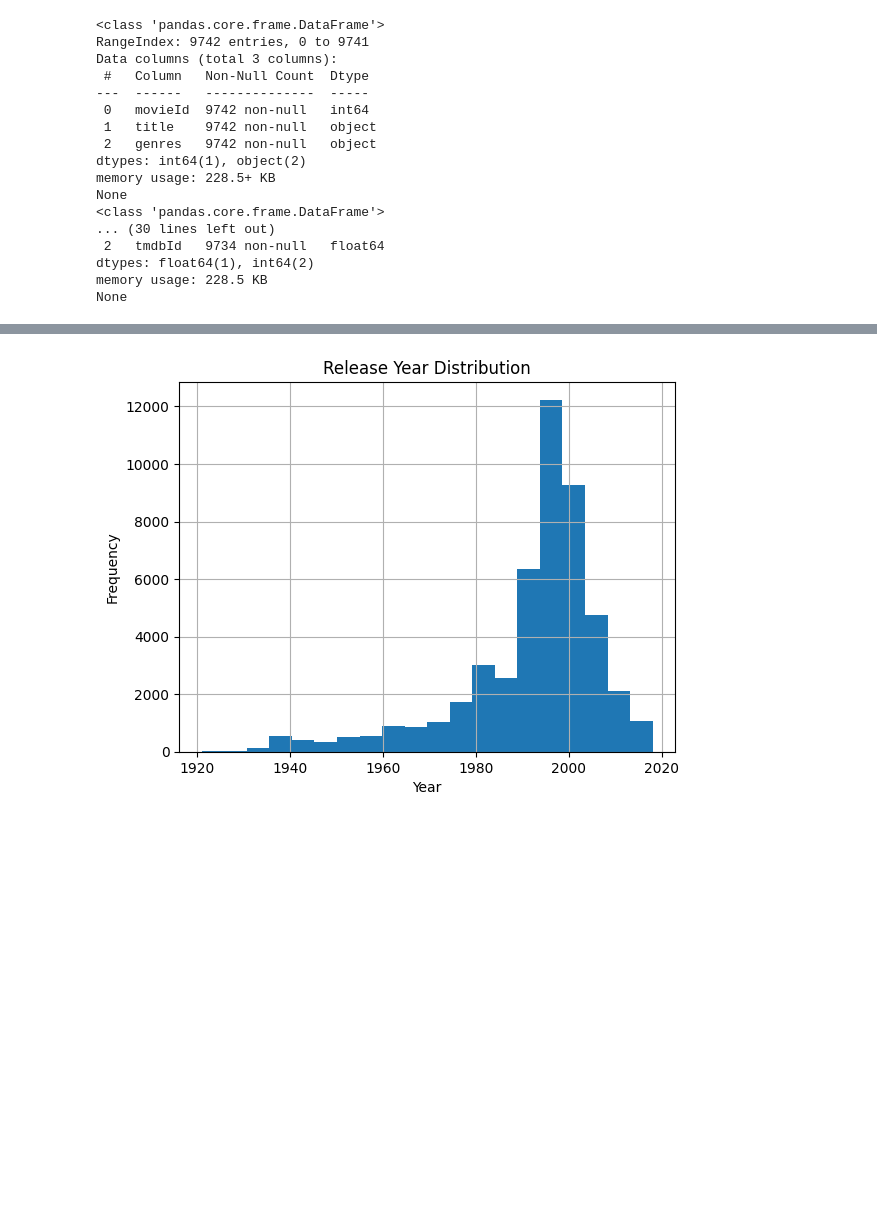
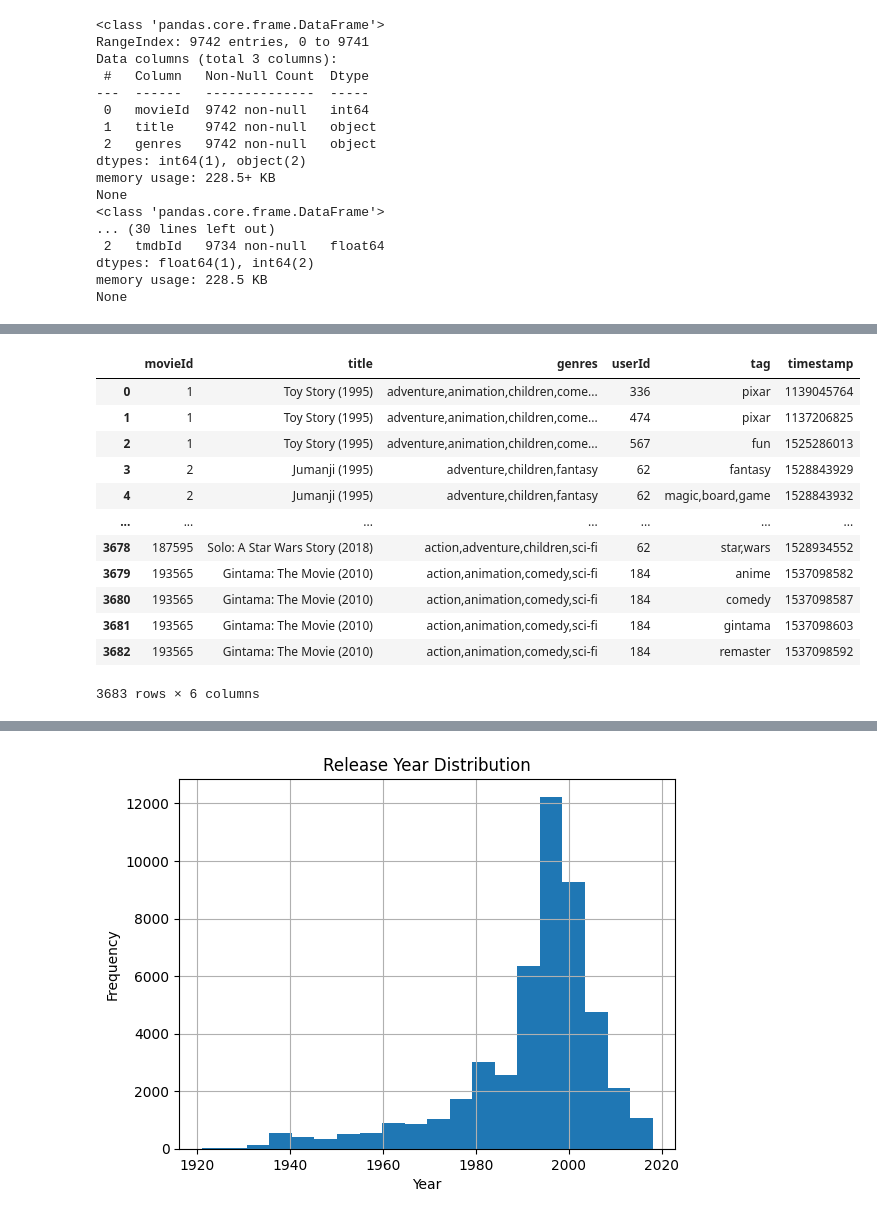
Before and after one commit to AyushNigam-1/NCF-Recommendation, a Jupyter notebook: notebook/NCF.ipynb, the cells around one changed output, grey strips where cells are left out. Drawn from its saved outputs; the diff is of its cells as text; code cells hidden in the pictures; blank space fills up the shorter version.

```diff
--- a/notebook/NCF.ipynb
+++ b/notebook/NCF.ipynb
@@ -61,3 +45,19 @@ movies
+# %%
+merged_df
+# %% [output]
+|  | movieId | title | genres | userId | tag | timestamp |
+| 0 | 1 | Toy Story (1995) | adventure,animation,children,come... | 336 | pixar | 1139045764 |
+| 1 | 1 | Toy Story (1995) | adventure,animation,children,come... | 474 | pixar | 1137206825 |
+| 2 | 1 | Toy Story (1995) | adventure,animation,children,come... | 567 | fun | 1525286013 |
+| 3 | 2 | Jumanji (1995) | adventure,children,fantasy | 62 | fantasy | 1528843929 |
+| 4 | 2 | Jumanji (1995) | adventure,children,fantasy | 62 | magic,board,game | 1528843932 |
+| ... | ... | ... | ... | ... | ... | ... |
+| 3678 | 187595 | Solo: A Star Wars Story (2018) | action,adventure,children,sci-fi | 62 | star,wars | 1528934552 |
+| 3679 | 193565 | Gintama: The Movie (2010) | action,animation,comedy,sci-fi | 184 | anime | 1537098582 |
+| 3680 | 193565 | Gintama: The Movie (2010) | action,animation,comedy,sci-fi | 184 | comedy | 1537098587 |
+| 3681 | 193565 | Gintama: The Movie (2010) | action,animation,comedy,sci-fi | 184 | gintama | 1537098603 |
+| 3682 | 193565 | Gintama: The Movie (2010) | action,animation,comedy,sci-fi | 184 | remaster | 1537098592 |
+3683 rows × 6 columns
 # %%
 movies['content'] = movies['genres'] + ',' + movies['tag']
 # %%
```
Also changed, not shown: parts of 7 cells of this notebook, 5 other files.
